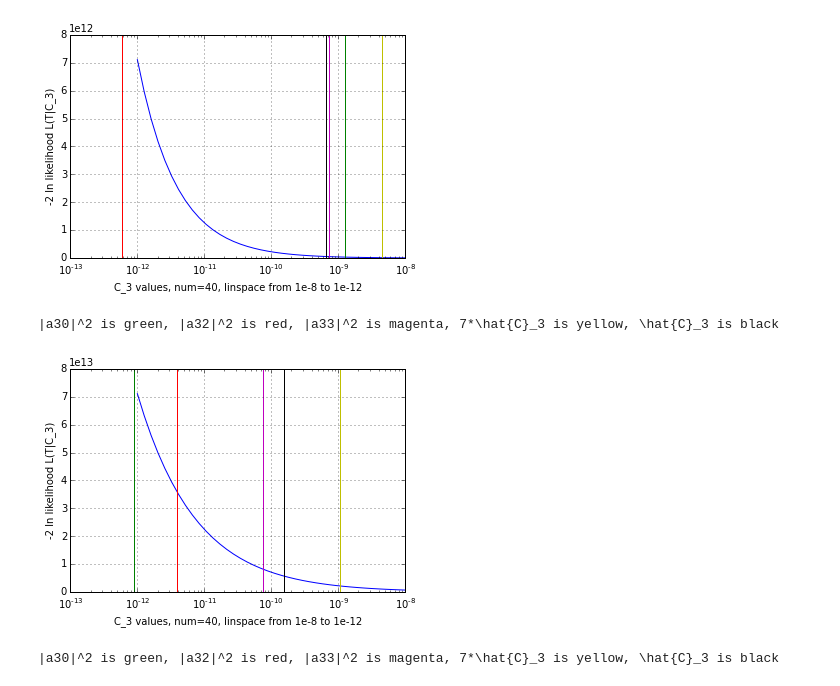
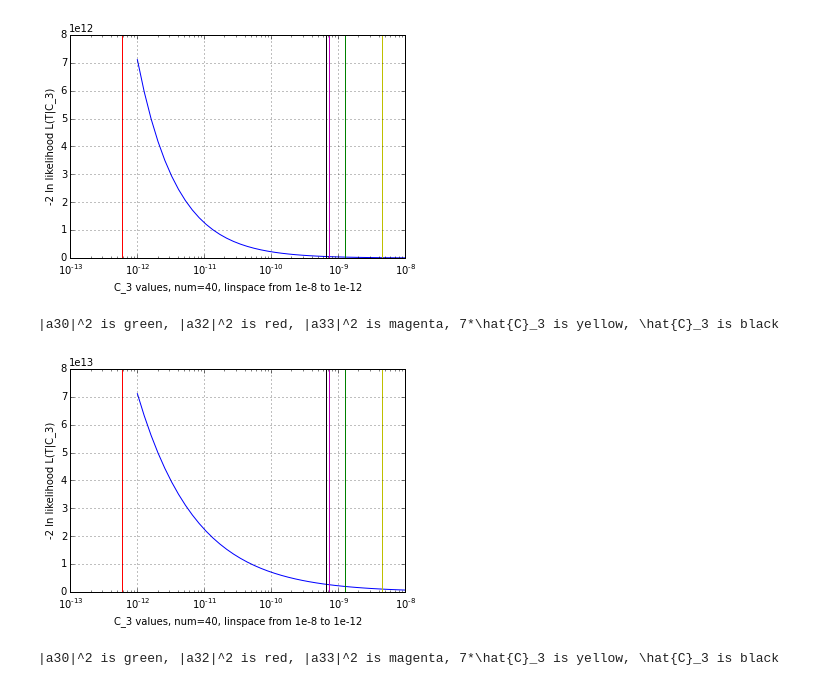
Before and after one commit to evanbiederstedt/CMBintheLikeHoodz, a Jupyter notebook: LFTestsC3/CMB_LFtestC3_Plots_NoiseParametersVaried_CAMBSkymap.ipynb, the cells around one changed output. Saved outputs shown, nothing was run; the diff lists cells and outputs as text; code cells hidden in the pictures.

Commit message:
fixed plots axvline evaluations

```diff
--- a/LFTestsC3/CMB_LFtestC3_Plots_NoiseParametersVaried_CAMBSkymap.ipynb
+++ b/LFTestsC3/CMB_LFtestC3_Plots_NoiseParametersVaried_CAMBSkymap.ipynb
@@ -1167,30 +1167,30 @@ print "|a30|^2 is green, |a32|^2 is red, |a33|^2 is magenta, 7*\hat{C}_3 is yell
 # %%
 #
 # Plot noise sigma from e-17 to e-19
 #
 vary_x_samples9 = np.logspace(-8, -12, num=40) #num = 40
 sigma9 = np.logspace(-17, -19, num=40)
 
 xaxis9 = vary_x_samples9
 yaxis9 = LogLikehood_wNoise(vary_x_samples9, sigma9)
 
 fig9 = plt.figure()
 plt.plot(xaxis9, yaxis9)
 plt.xscale("log")
 plt.xlabel('C_3 values, num=40, linspace from 1e-8 to 1e-12')
 plt.ylabel('-2 ln likelihood L(T|C_3)')
-plt.axvline(x =8.84771791e-13, color = 'g')  # a30 = 8.84771791e-13
-# plt.plt.axvline(x = 8.06516529e-18) # a31 = 8.06516529e-18
-plt.axvline(x =3.85347491e-12, color = 'r')  # a32 = 3.85347491e-12
-plt.axvline(x =7.58705140e-11, color = 'm')  # a33 = 7.58705140e-11
-plt.axvline(x =1.07239080824e-09, color = 'y') # 7*\hat{C}_3 = 1.07239080824e-09
-plt.axvline(x =1.53198686892e-10, color = 'k')  # \hat{C}_3 = 1.53198686892e-10
+plt.axvline(x =1.25873313e-09, color = 'g')  # a30 = 1.25873313e-09
+# plt.plt.axvline(x = 4.79243265e-17 ) # a31 = 4.79243265e-17
+plt.axvline(x =5.86460794e-13, color = 'r')  # a32 = 5.86460794e-13
+plt.axvline(x =7.27453196e-10, color = 'm')  # a33 = 7.27453196e-10
+plt.axvline(x =4.5454678088e-09, color = 'y') # 7*\hat{C}_3 = 4.5454678088e-09
+plt.axvline(x =6.49352544114e-10, color = 'k')  # \hat{C}_3 = 6.49352544114e-10
 plt.grid()
 
 print "|a30|^2 is green, |a32|^2 is red, |a33|^2 is magenta, 7*\hat{C}_3 is yellow, \hat{C}_3 is black"
 # %% [output]
 |a30|^2 is green, |a32|^2 is red, |a33|^2 is magenta, 7*\hat{C}_3 is yellow, \hat{C}_3 is black
-[figure, old version]
+[figure, new version]
 # %%
 #
 # Plot noise sigma from e-19 to e-21
```
Also changed, not shown: parts of 7 cells of this notebook.
